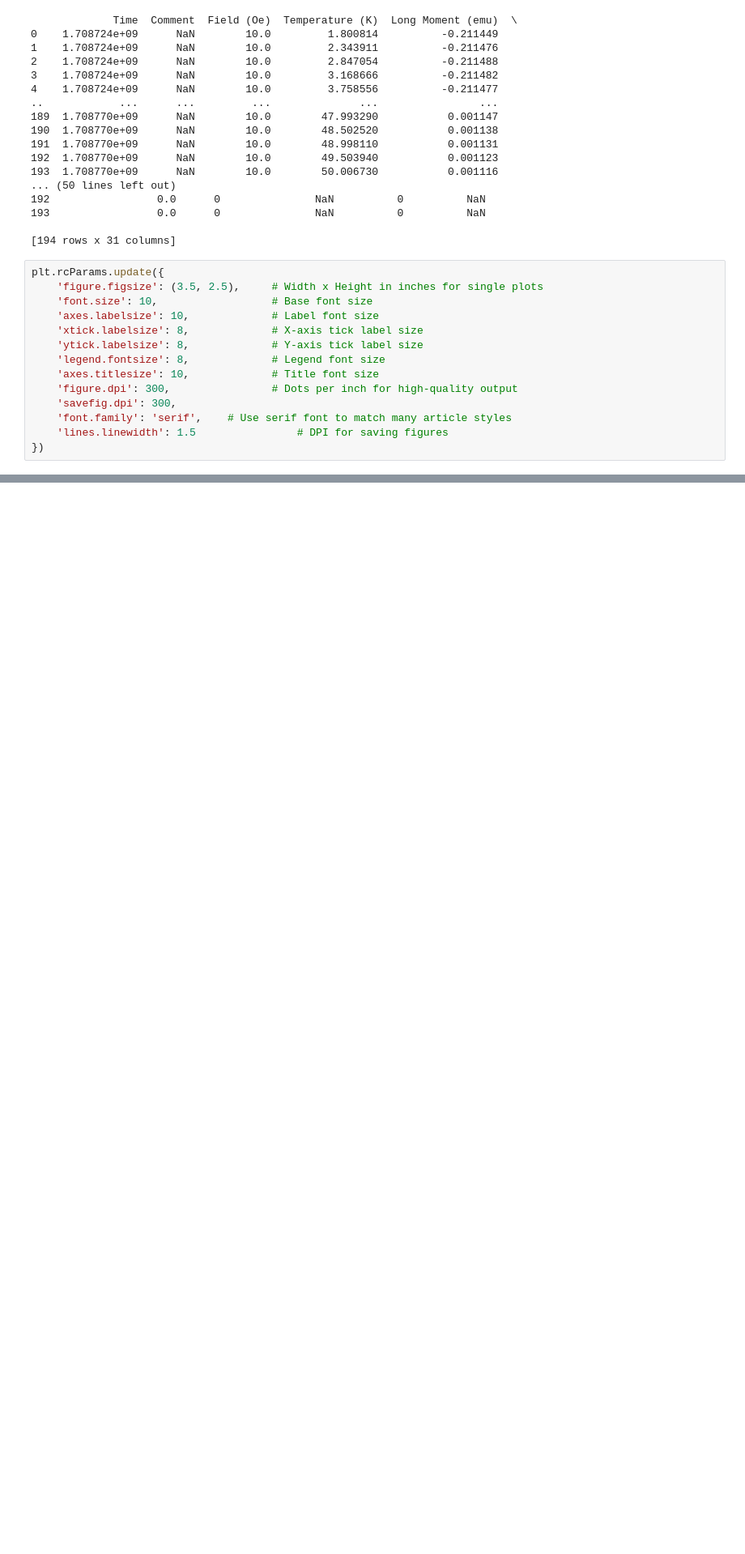
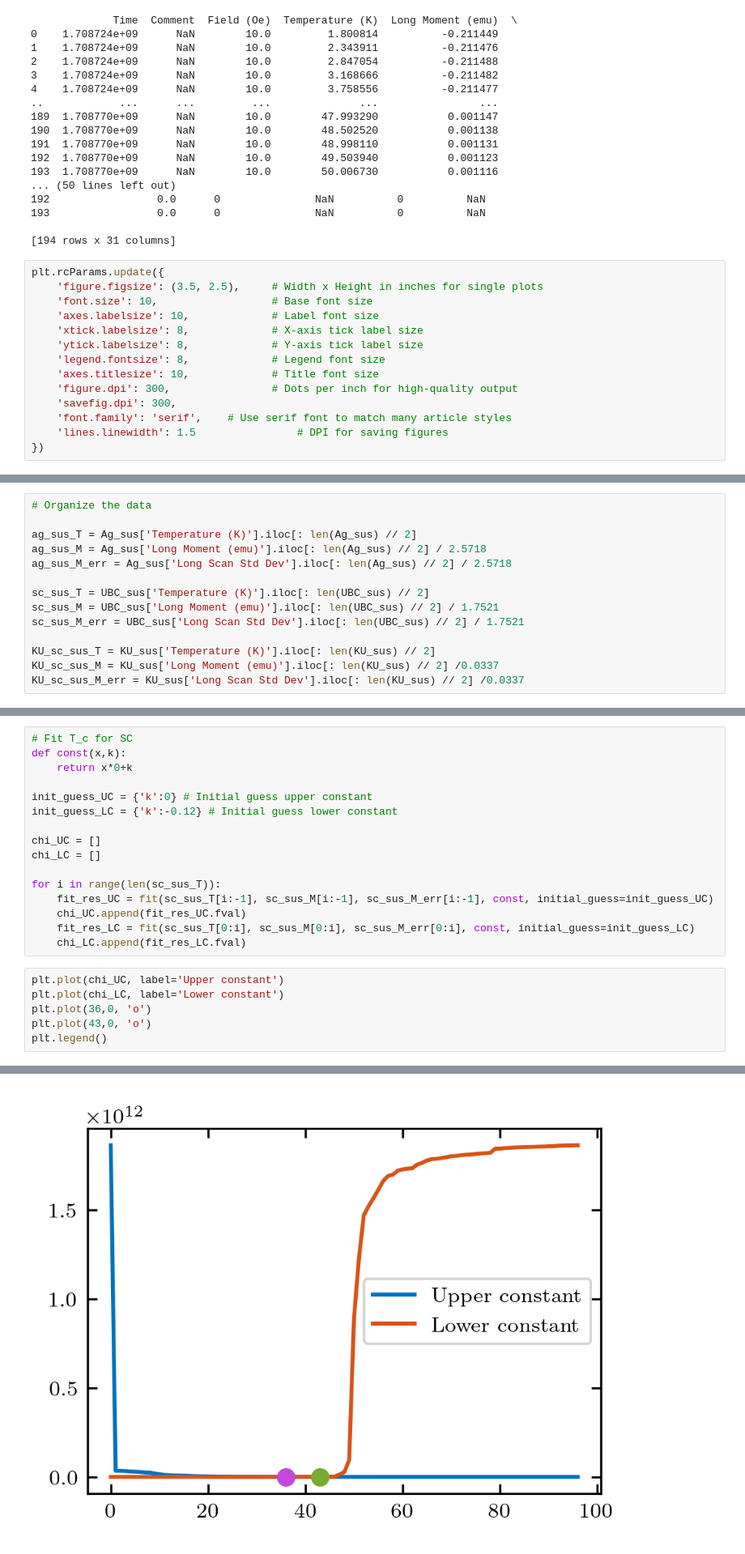
Before and after one commit to NBI-Magnetism-Group/NCCO_Analysis_Code_2026, a Jupyter notebook: SQUID_analysis.ipynb, the cells around one changed output, grey strips where cells are left out. Shown at 81% size. Saved outputs shown, nothing was run; the diff lists cells and outputs as text; blank space fills up the shorter version.

```diff
--- a/SQUID_analysis.ipynb
+++ b/SQUID_analysis.ipynb
@@ -135,0 +63,14 @@ fig.suptitle("Temperature vs Magnetic Moment for Different Samples", fontsize=14
+# %%
+# Organize the data
+
+ag_sus_T = Ag_sus['Temperature (K)'].iloc[: len(Ag_sus) // 2]
+ag_sus_M = Ag_sus['Long Moment (emu)'].iloc[: len(Ag_sus) // 2] / 2.5718
+ag_sus_M_err = Ag_sus['Long Scan Std Dev'].iloc[: len(Ag_sus) // 2] / 2.5718
+
+sc_sus_T = UBC_sus['Temperature (K)'].iloc[: len(UBC_sus) // 2]
+sc_sus_M = UBC_sus['Long Moment (emu)'].iloc[: len(UBC_sus) // 2] / 1.7521
+sc_sus_M_err = UBC_sus['Long Scan Std Dev'].iloc[: len(UBC_sus) // 2] / 1.7521
+
+KU_sc_sus_T = KU_sus['Temperature (K)'].iloc[: len(KU_sus) // 2]
+KU_sc_sus_M = KU_sus['Long Moment (emu)'].iloc[: len(KU_sus) // 2] /0.0337
+KU_sc_sus_M_err = KU_sus['Long Scan Std Dev'].iloc[: len(KU_sus) // 2] /0.0337
@@ -135,0 +79,23 @@ fig.suptitle("Temperature vs Magnetic Moment for Different Samples", fontsize=14
+# %%
+# Fit T_c for SC
+def const(x,k):
+    return x*0+k
+
+init_guess_UC = {'k':0} # Initial guess upper constant
+init_guess_LC = {'k':-0.12} # Initial guess lower constant
+
+chi_UC = []
+chi_LC = []
+
+for i in range(len(sc_sus_T)):
+    fit_res_UC = fit(sc_sus_T[i:-1], sc_sus_M[i:-1], sc_sus_M_err[i:-1], const, initial_guess=init_guess_UC)
+    chi_UC.append(fit_res_UC.fval)
+    fit_res_LC = fit(sc_sus_T[0:i], sc_sus_M[0:i], sc_sus_M_err[0:i], const, initial_guess=init_guess_LC)
+    chi_LC.append(fit_res_LC.fval)
+# %%
+plt.plot(chi_UC, label='Upper constant')
+plt.plot(chi_LC, label='Lower constant')
+plt.plot(36,0, 'o')
+plt.plot(43,0, 'o')
+plt.legend()
+# %% [output]
@@ -135,0 +103 @@ fig.suptitle("Temperature vs Magnetic Moment for Different Samples", fontsize=14
+[figure, added]
```
Also changed, not shown: parts of 16 cells of this notebook, 8 other files.
